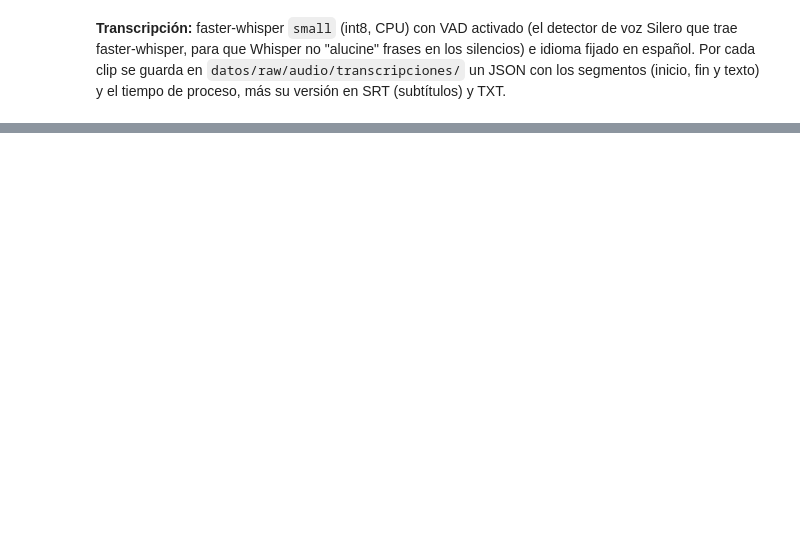
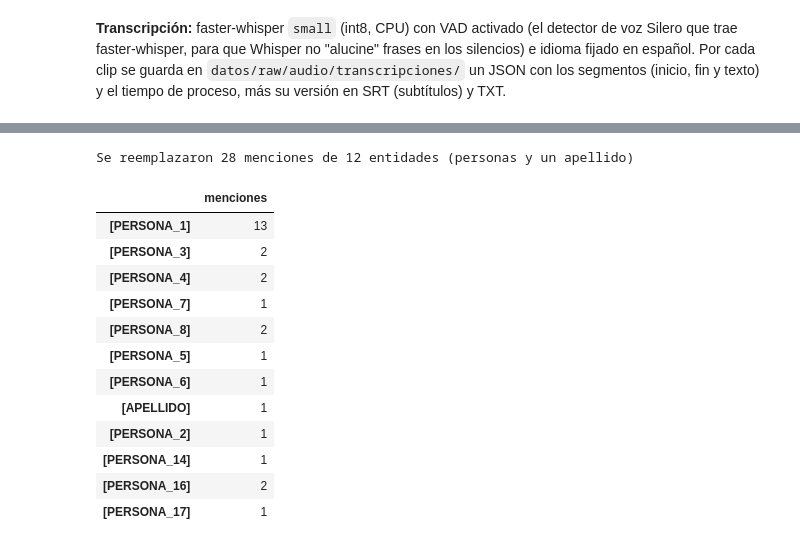
Before and after one commit to Clandra91/Python_intermedio, a Jupyter notebook: tarea_2/01_extraccion.ipynb, the cells around one changed output, grey strips where cells are left out. Saved outputs shown, nothing was run; the diff lists cells and outputs as text; code cells hidden in the pictures; blank space fills up the shorter version.

```diff
--- a/tarea_2/01_extraccion.ipynb
+++ b/tarea_2/01_extraccion.ipynb
@@ -306,0 +396,40 @@ clips[["id", "duracion_seg", "segundos_asr", "texto_asr"]]
+# %%
+# Seudonimización: la tabla de equivalencias (nombre real -> seudónimo) se lee de datos/raw/, que no se publica
+SEUDONIMOS = pd.read_csv("datos/raw/seudonimos.csv", encoding="utf-8")
+
+def seudonimizar(texto):
+    """Reemplaza cada nombre de la tabla (como palabra completa) y cuenta los reemplazos por seudónimo."""
+    conteo = {}
+    for nombre, seudonimo in zip(SEUDONIMOS["nombre"], SEUDONIMOS["seudonimo"]):
+        texto, n = re.subn(rf"\b{nombre}\b", seudonimo, texto)
+        if n:
+            conteo[seudonimo] = conteo.get(seudonimo, 0) + n
+    return texto, conteo
+
+reemplazos = {}
+for tabla, columna in [(clips, "texto_asr"), (documentos, "texto_ocr")]:
+    nuevos = []
+    for texto in tabla[columna]:
+        texto, conteo = seudonimizar(texto)
+        nuevos.append(texto)
+        for seudonimo, n in conteo.items():
+            reemplazos[seudonimo] = reemplazos.get(seudonimo, 0) + n
+    tabla[columna] = nuevos
+
+print(f"Se reemplazaron {sum(reemplazos.values())} menciones de {len(reemplazos)} entidades (personas y un apellido)")
+pd.Series(reemplazos, name="menciones").to_frame()
+# %% [output]
+Se reemplazaron 28 menciones de 12 entidades (personas y un apellido)
+|  | menciones |
+| [PERSONA_1] | 13 |
+| [PERSONA_3] | 2 |
+| [PERSONA_4] | 2 |
+| [PERSONA_7] | 1 |
+| [PERSONA_8] | 2 |
+| [PERSONA_5] | 1 |
+| [PERSONA_6] | 1 |
+| [APELLIDO] | 1 |
+| [PERSONA_2] | 1 |
+| [PERSONA_14] | 1 |
+| [PERSONA_16] | 2 |
+| [PERSONA_17] | 1 |
```
Also changed, not shown: parts of 12 cells of this notebook, 2 other files.
